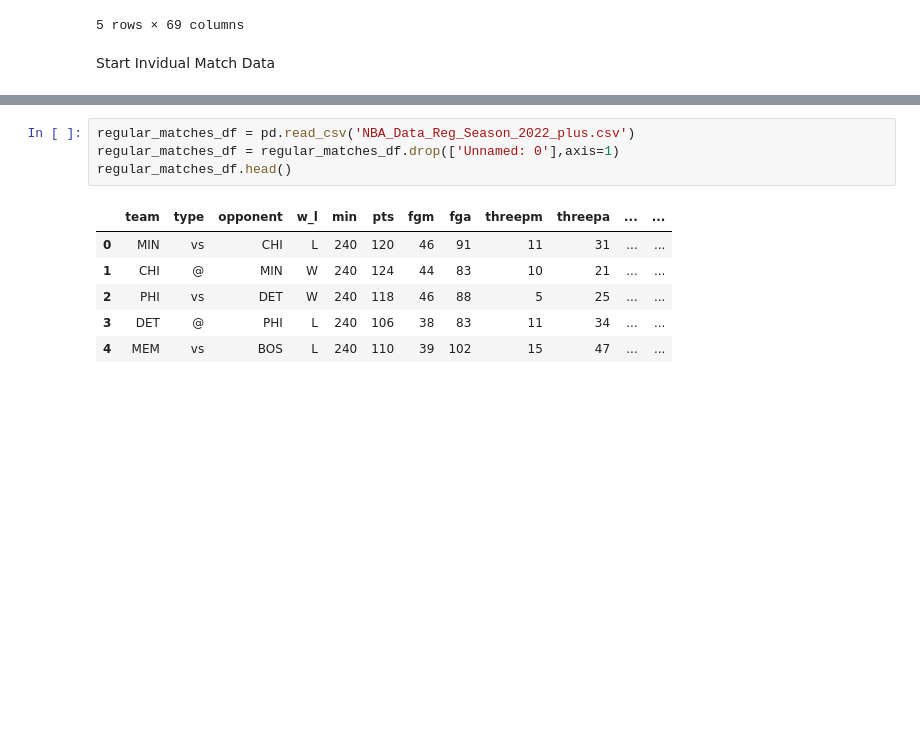
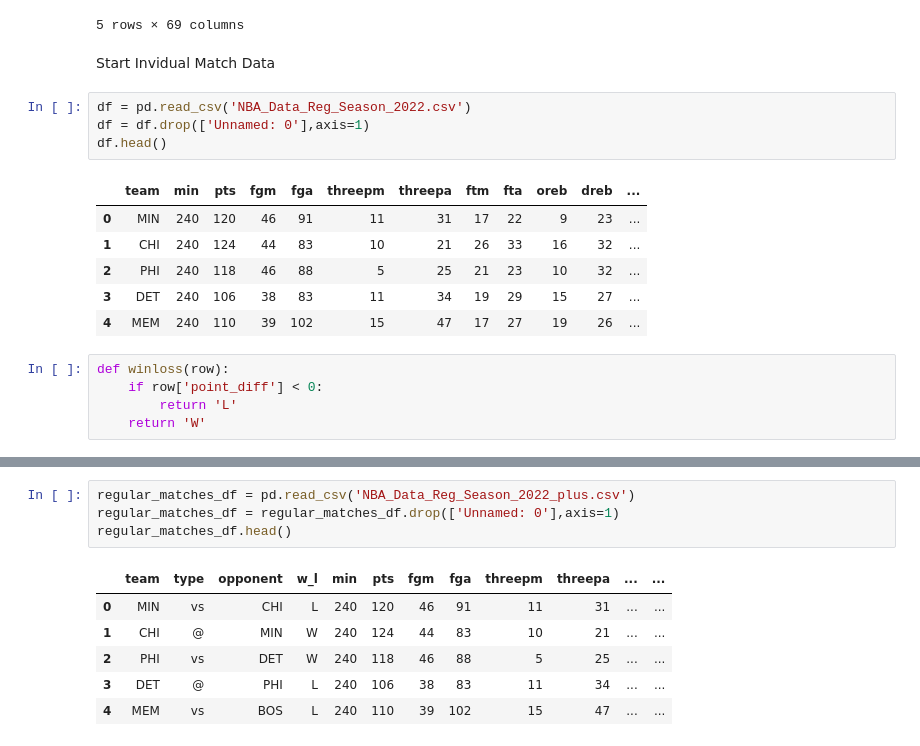
Before and after one commit to emeralddawns/NBA-Prediction-NN, a Jupyter notebook: nba_team_stats_cleaned.ipynb, the cells around one changed output, grey strips where cells are left out. Drawn from its saved outputs; the diff is of its cells as text; blank space fills up the shorter version.

```diff
--- a/nba_team_stats_cleaned.ipynb
+++ b/nba_team_stats_cleaned.ipynb
@@ -253,3 +253,19 @@ pd.read_sql_query('select * from post_season_stats', con=engine).head()
 5 rows × 69 columns
 # %% [markdown]
 Start Invidual Match Data
+# %%
+df = pd.read_csv('NBA_Data_Reg_Season_2022.csv')
+df = df.drop(['Unnamed: 0'],axis=1)
+df.head()
+# %% [output]
+|  | team | min | pts | fgm | fga | threepm | threepa | ftm | fta | oreb | dreb | ... |
+| 0 | MIN | 240 | 120 | 46 | 91 | 11 | 31 | 17 | 22 | 9 | 23 | ... |
+| 1 | CHI | 240 | 124 | 44 | 83 | 10 | 21 | 26 | 33 | 16 | 32 | ... |
+| 2 | PHI | 240 | 118 | 46 | 88 | 5 | 25 | 21 | 23 | 10 | 32 | ... |
+| 3 | DET | 240 | 106 | 38 | 83 | 11 | 34 | 19 | 29 | 15 | 27 | ... |
+| 4 | MEM | 240 | 110 | 39 | 102 | 15 | 47 | 17 | 27 | 19 | 26 | ... |
+# %%
+def winloss(row):
+    if row['point_diff'] < 0:
+        return 'L'
+    return 'W'
```
Also changed, not shown: parts of 9 cells of this notebook.
